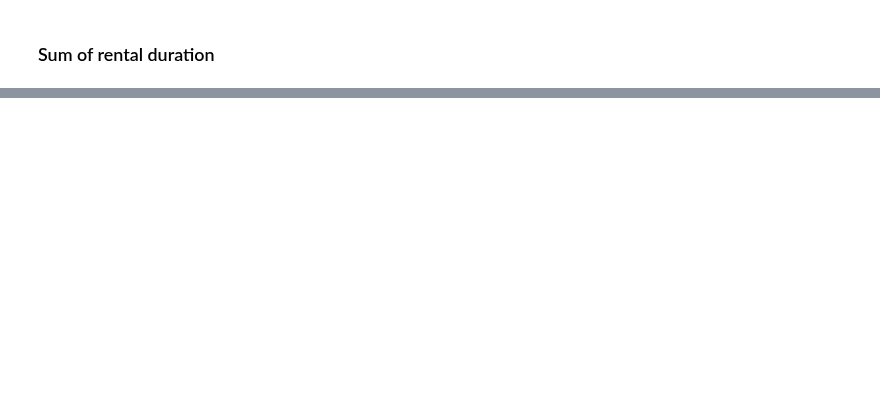
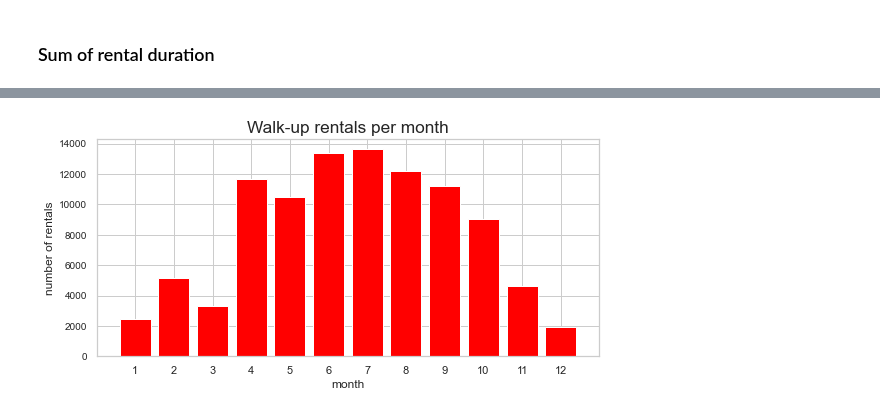
Before and after one commit to yassinehammou27/intentionally_blank, a Jupyter notebook: Team Assignment - Intentionally Blank.ipynb, the cells around one changed output, grey strips where cells are left out. Saved outputs shown, nothing was run; the diff lists cells and outputs as text; code cells hidden in the pictures; blank space fills up the shorter version.

```diff
--- a/Team Assignment - Intentionally Blank.ipynb
+++ b/Team Assignment - Intentionally Blank.ipynb
@@ -574,0 +613,11 @@ plt.show()
+# %%
+fig = plt.figure(figsize=(9,4))
+plt.bar(df_months_walkup["month"], df_months_walkup["n_rides"], color = 'red')
+plt.xticks(range(1,13))
+plt.rc('ytick', labelsize = 10)
+plt.xlabel("month", size = 'medium')
+plt.ylabel("number of rentals", size = 'medium')
+plt.title("Walk-up rentals per month", size = 'x-large')
+plt.show()
+# %% [output]
+[figure, added]
```
Also changed, not shown: parts of 23 cells of this notebook.
